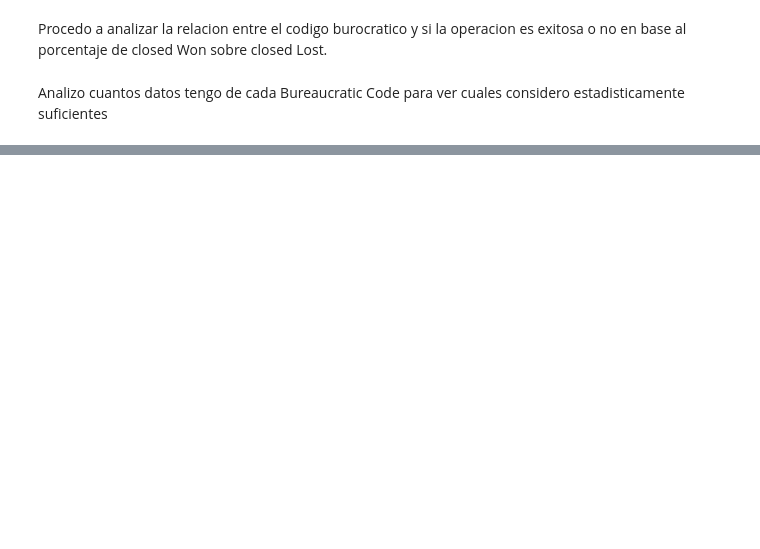
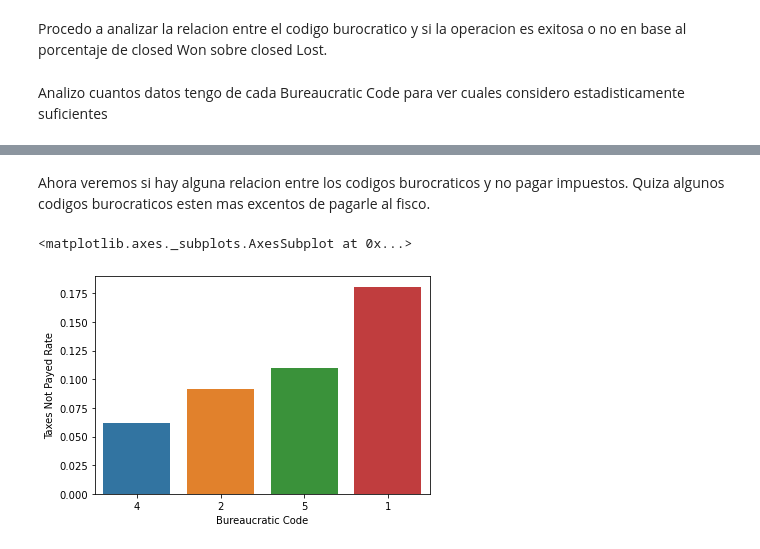
Before and after one commit to RiedelNicolas/75.06-2C2020-TP1, a Jupyter notebook: BureaucraticCode.ipynb, the cells around one changed output, grey strips where cells are left out. Saved outputs shown, nothing was run; the diff lists cells and outputs as text; code cells hidden in the pictures; blank space fills up the shorter version.

```diff
--- a/BureaucraticCode.ipynb
+++ b/BureaucraticCode.ipynb
@@ -45,0 +62,24 @@ sb.barplot(x='Bureaucratic Code', y='Won Opportunity Rate', data=wonOpportunityR
+# %% [markdown]
+Ahora veremos si hay alguna relacion entre los codigos burocraticos y no pagar impuestos.
+Quiza algunos codigos burocraticos esten mas excentos de pagarle al fisco.
+# %%
+bureaucraticTaxes = data[['Bureaucratic_Code', 'Total_Taxable_Amount']]
+bureaucraticTaxes = bureaucraticTaxes[bureaucraticTaxes['Bureaucratic_Code'].isin(validStatisticalCodes)]
+#De nuevo, dentro de cada opportunity el Total_Taxable_Amount es igual para todas sus entradas
+#asi que dropeo los duplicados
+
+bureaucraticTaxes.loc[bureaucraticTaxes['Total_Taxable_Amount'] != 0, 'Total_Taxable_Amount'] = 1
+
+opportunityDindtPayTaxesRate = bureaucraticTaxes.groupby('Bureaucratic_Code')\
+                                    .agg({'Total_Taxable_Amount':'mean'}) #Aca tengo el porcentaje que si pago
+
+opportunityDindtPayTaxesRate = (1 - opportunityDindtPayTaxesRate).reset_index().sort_values('Total_Taxable_Amount') #Me quedo con el porcentaje que no se pago
+
+opportunityDindtPayTaxesRate.rename(columns={'Bureaucratic_Code':'Bureaucratic Code'
+            , 'Total_Taxable_Amount':'Taxes Not Payed Rate'}, inplace=True)
+
+sb.barplot(x='Bureaucratic Code', y='Taxes Not Payed Rate', data=opportunityDindtPayTaxesRate,
+            order=opportunityDindtPayTaxesRate['Bureaucratic Code'])
+# %% [output]
+<matplotlib.axes._subplots.AxesSubplot at 0x...>
+[figure, added]
```
Also changed, not shown: parts of 9 cells of this notebook.
